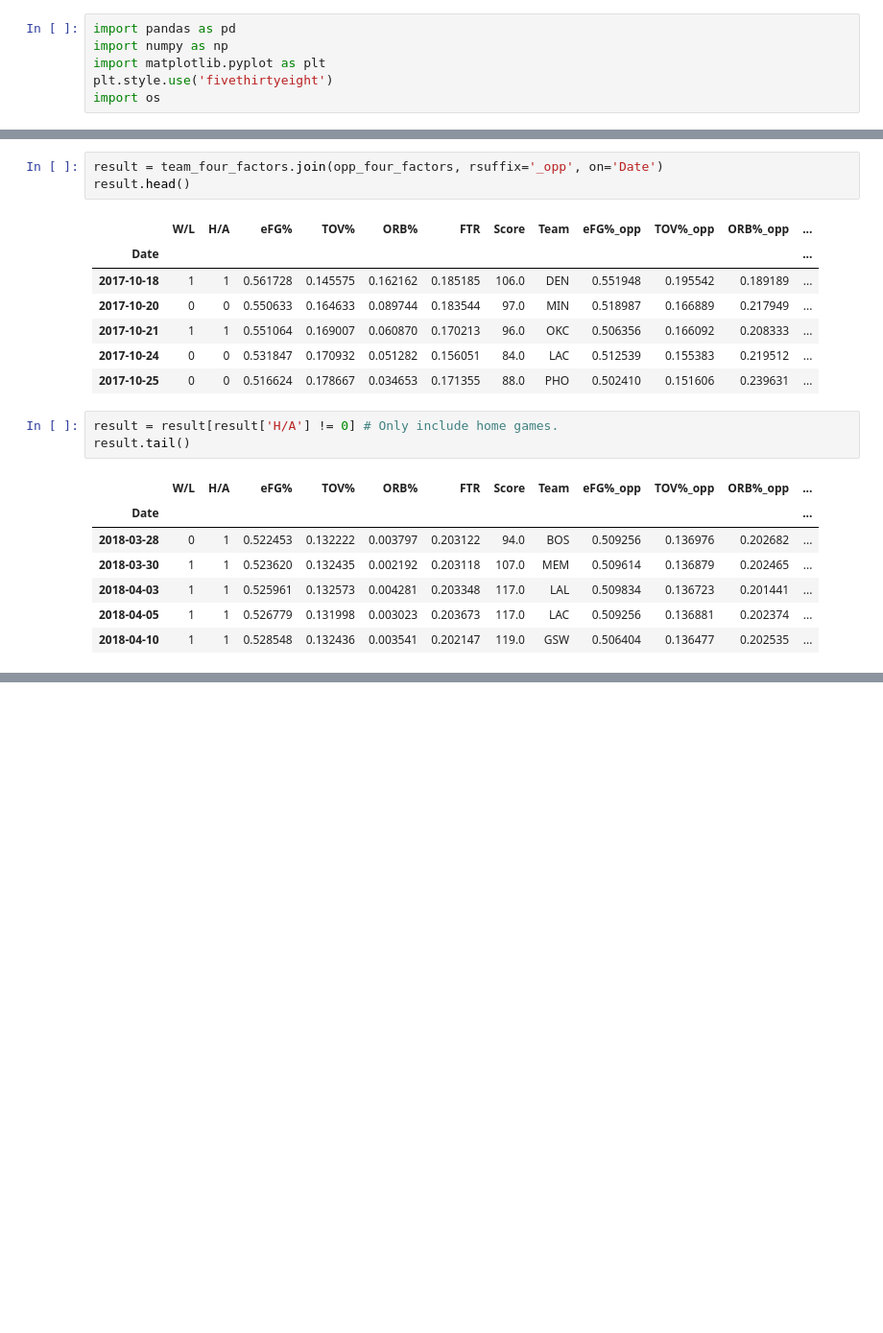
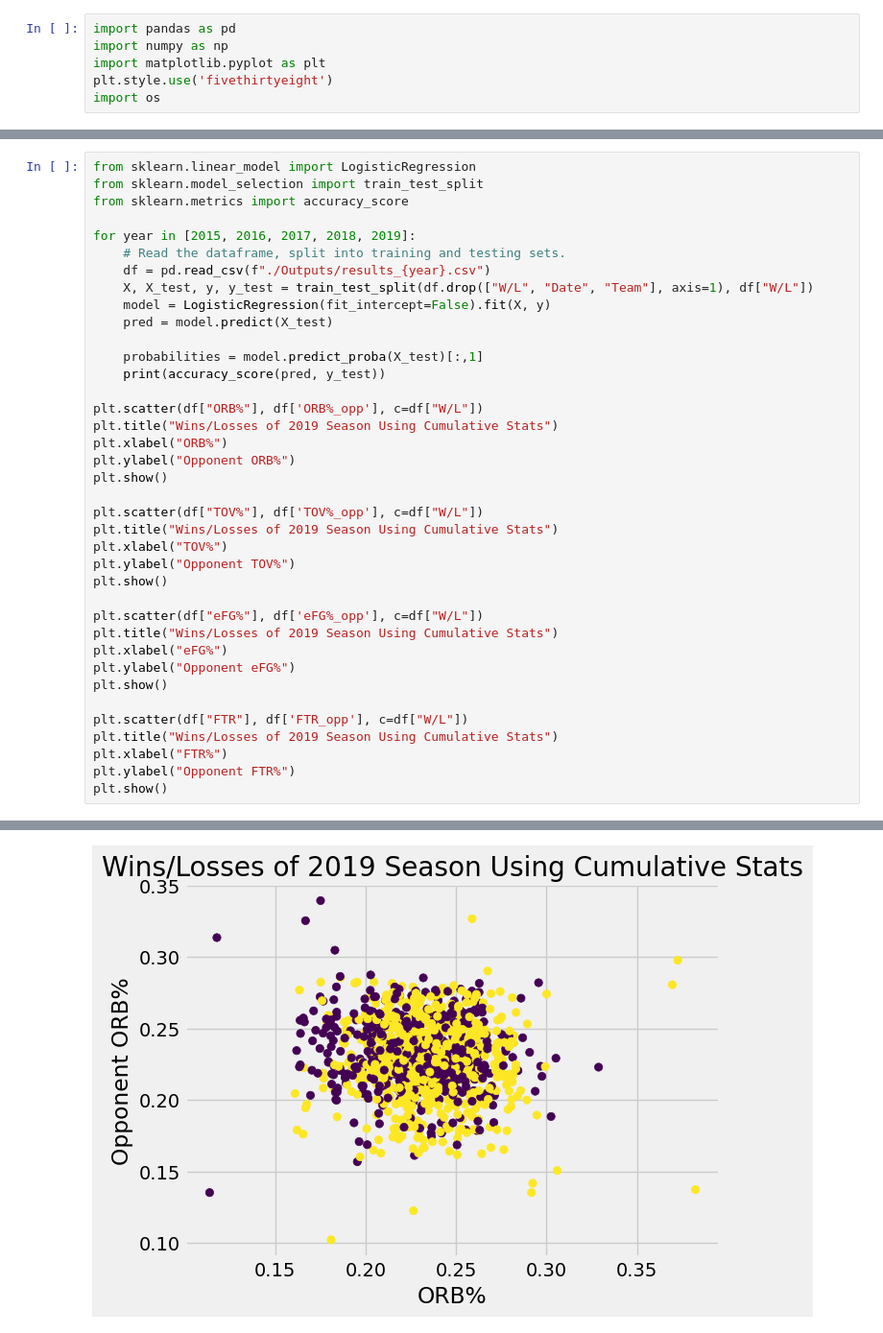
Before and after one commit to zachjoachim7/Volume3PortfolioProject, a Jupyter notebook: Volume 3 Portfolio Project Data Cleaning.ipynb, the cells around one changed output, grey strips where cells are left out. Shown: that part at 96% size. Cells and saved outputs as stored; diff of their text form; blank space fills up the shorter version.

```diff
--- a/Volume 3 Portfolio Project Data Cleaning.ipynb
+++ b/Volume 3 Portfolio Project Data Cleaning.ipynb
@@ -141,22 +36,39 @@ opp_four_factors.head()
-# %%
-result = team_four_factors.join(opp_four_factors, rsuffix='_opp', on='Date')
-result.head()
-# %% [output]
-|  | W/L | H/A | eFG% | TOV% | ORB% | FTR | Score | Team | eFG%_opp | TOV%_opp | ORB%_opp | ... |
-| Date |  |  |  |  |  |  |  |  |  |  |  | ... |
-| 2017-10-18 | 1 | 1 | 0.561728 | 0.145575 | 0.162162 | 0.185185 | 106.0 | DEN | 0.551948 | 0.195542 | 0.189189 | ... |
-| 2017-10-20 | 0 | 0 | 0.550633 | 0.164633 | 0.089744 | 0.183544 | 97.0 | MIN | 0.518987 | 0.166889 | 0.217949 | ... |
-| 2017-10-21 | 1 | 1 | 0.551064 | 0.169007 | 0.060870 | 0.170213 | 96.0 | OKC | 0.506356 | 0.166092 | 0.208333 | ... |
-| 2017-10-24 | 0 | 0 | 0.531847 | 0.170932 | 0.051282 | 0.156051 | 84.0 | LAC | 0.512539 | 0.155383 | 0.219512 | ... |
-| 2017-10-25 | 0 | 0 | 0.516624 | 0.178667 | 0.034653 | 0.171355 | 88.0 | PHO | 0.502410 | 0.151606 | 0.239631 | ... |
-# %%
-result = result[result['H/A'] != 0] # Only include home games.
-result.tail()
-# %% [output]
-|  | W/L | H/A | eFG% | TOV% | ORB% | FTR | Score | Team | eFG%_opp | TOV%_opp | ORB%_opp | ... |
-| Date |  |  |  |  |  |  |  |  |  |  |  | ... |
-| 2018-03-28 | 0 | 1 | 0.522453 | 0.132222 | 0.003797 | 0.203122 | 94.0 | BOS | 0.509256 | 0.136976 | 0.202682 | ... |
-| 2018-03-30 | 1 | 1 | 0.523620 | 0.132435 | 0.002192 | 0.203118 | 107.0 | MEM | 0.509614 | 0.136879 | 0.202465 | ... |
-| 2018-04-03 | 1 | 1 | 0.525961 | 0.132573 | 0.004281 | 0.203348 | 117.0 | LAL | 0.509834 | 0.136723 | 0.201441 | ... |
-| 2018-04-05 | 1 | 1 | 0.526779 | 0.131998 | 0.003023 | 0.203673 | 117.0 | LAC | 0.509256 | 0.136881 | 0.202374 | ... |
-| 2018-04-10 | 1 | 1 | 0.528548 | 0.132436 | 0.003541 | 0.202147 | 119.0 | GSW | 0.506404 | 0.136477 | 0.202535 | ... |
+# %%
+from sklearn.linear_model import LogisticRegression
+from sklearn.model_selection import train_test_split
+from sklearn.metrics import accuracy_score
+
+for year in [2015, 2016, 2017, 2018, 2019]:
+    # Read the dataframe, split into training and testing sets.
+    df = pd.read_csv(f"./Outputs/results_{year}.csv")
+    X, X_test, y, y_test = train_test_split(df.drop(["W/L", "Date", "Team"], axis=1), df["W/L"])
+    model = LogisticRegression(fit_intercept=False).fit(X, y)
+    pred = model.predict(X_test)
+
+    probabilities = model.predict_proba(X_test)[:,1]
+    print(accuracy_score(pred, y_test))
+
+plt.scatter(df["ORB%"], df['ORB%_opp'], c=df["W/L"])
+plt.title("Wins/Losses of 2019 Season Using Cumulative Stats")
+plt.xlabel("ORB%")
+plt.ylabel("Opponent ORB%")
+plt.show()
+
+plt.scatter(df["TOV%"], df['TOV%_opp'], c=df["W/L"])
+plt.title("Wins/Losses of 2019 Season Using Cumulative Stats")
+plt.xlabel("TOV%")
+plt.ylabel("Opponent TOV%")
+plt.show()
+
+plt.scatter(df["eFG%"], df['eFG%_opp'], c=df["W/L"])
+plt.title("Wins/Losses of 2019 Season Using Cumulative Stats")
+plt.xlabel("eFG%")
+plt.ylabel("Opponent eFG%")
+plt.show()
+
+plt.scatter(df["FTR"], df['FTR_opp'], c=df["W/L"])
+plt.title("Wins/Losses of 2019 Season Using Cumulative Stats")
+plt.xlabel("FTR%")
+plt.ylabel("Opponent FTR%")
+plt.show()
+# %% [output]
@@ -162,0 +80 @@ result.tail()
+[figure, added]
```
Also changed, not shown: parts of 18 cells of this notebook, 5 other files.
